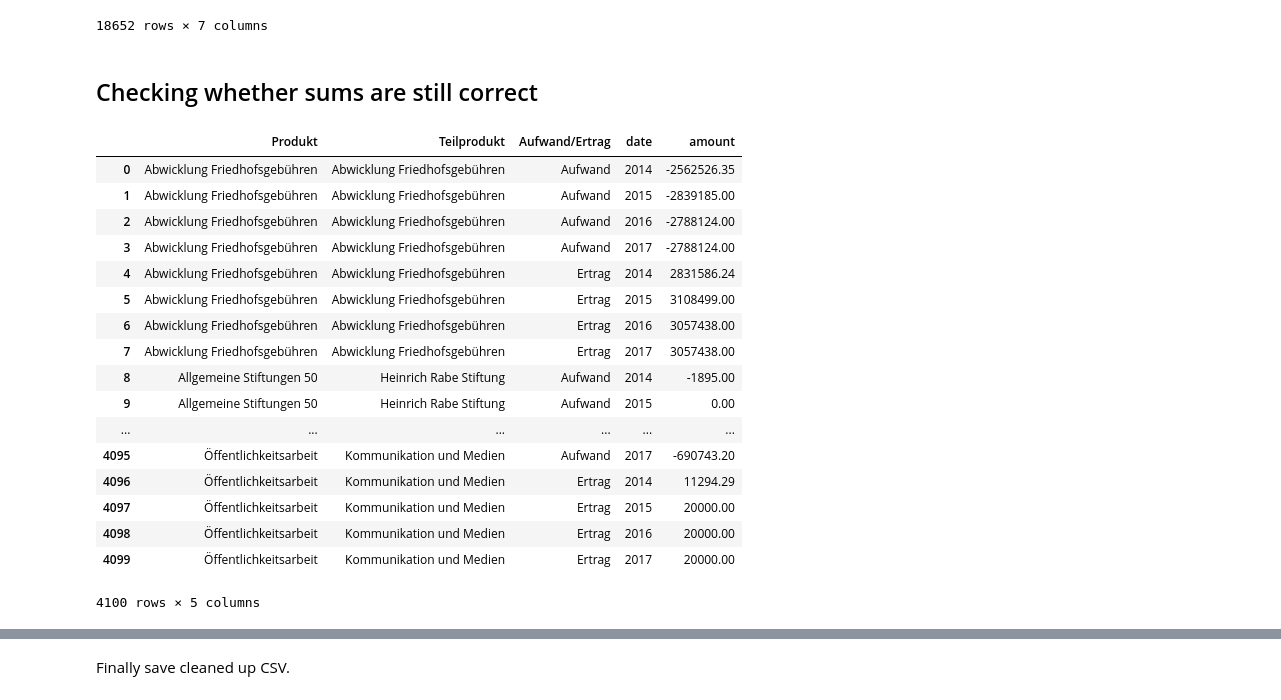
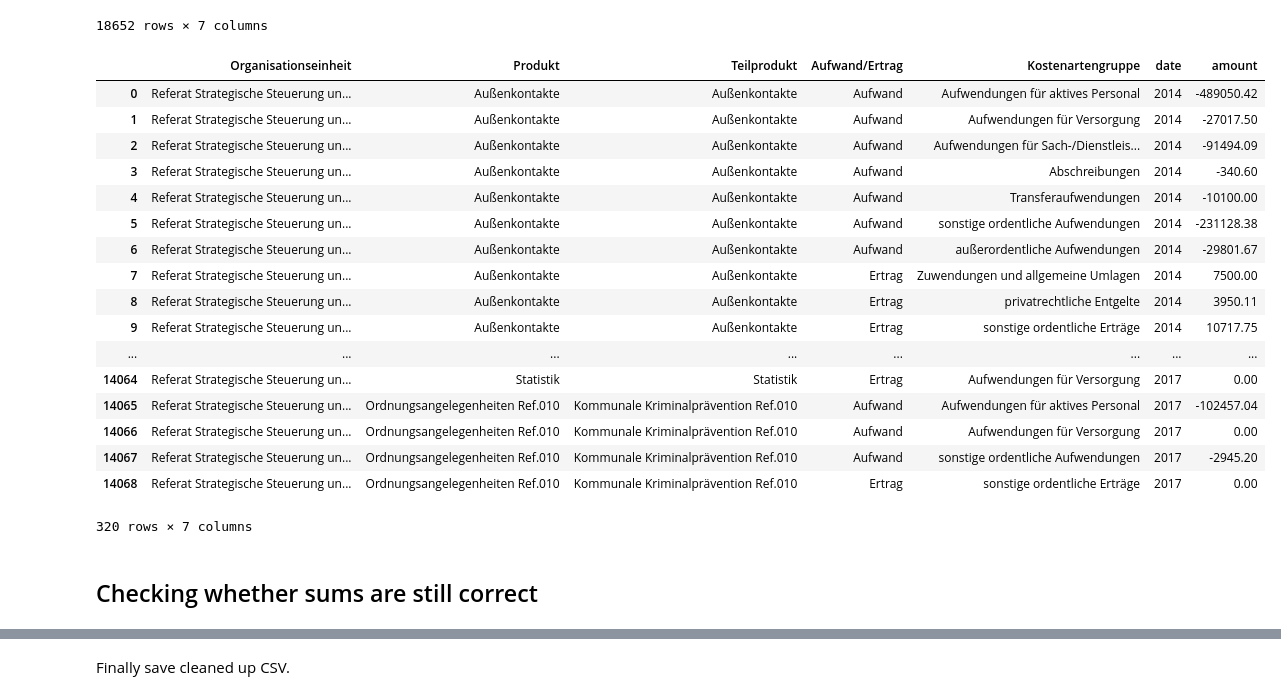
Before and after one commit to codeforosnabrueck/openspending-osnabrueck, a Jupyter notebook: haushalt_2014-17.ipynb, the cells around one changed output, grey strips where cells are left out. Saved outputs shown, nothing was run; the diff lists cells and outputs as text; code cells hidden in the pictures.

Commit message:
add random validity check after melting

```diff
--- a/haushalt_2014-17.ipynb
+++ b/haushalt_2014-17.ipynb
@@ -321,27 +322,28 @@ df
 | 18650 | Umwelt und Klimaschutz | Baumschutz | Baumschutz | Ertrag | Kostenerstattungen und Kostenumlagen | 2017 | 0.00 |
 | 18651 | Umwelt und Klimaschutz | Baumschutz | Baumschutz | Ertrag | sonstige ordentliche Erträge | 2017 | 16.59 |
 18652 rows × 7 columns
+# %%
+df[df["Organisationseinheit"]== "Referat Strategische Steuerung und Rat"]
+# %% [output]
+|  | Organisationseinheit | Produkt | Teilprodukt | Aufwand/Ertrag | Kostenartengruppe | date | amount |
+| 0 | Referat Strategische Steuerung un... | Außenkontakte | Außenkontakte | Aufwand | Aufwendungen für aktives Personal | 2014 | -489050.42 |
+| 1 | Referat Strategische Steuerung un... | Außenkontakte | Außenkontakte | Aufwand | Aufwendungen für Versorgung | 2014 | -27017.50 |
+| 2 | Referat Strategische Steuerung un... | Außenkontakte | Außenkontakte | Aufwand | Aufwendungen für Sach-/Dienstleis... | 2014 | -91494.09 |
+| 3 | Referat Strategische Steuerung un... | Außenkontakte | Außenkontakte | Aufwand | Abschreibungen | 2014 | -340.60 |
+| 4 | Referat Strategische Steuerung un... | Außenkontakte | Außenkontakte | Aufwand | Transferaufwendungen | 2014 | -10100.00 |
+| 5 | Referat Strategische Steuerung un... | Außenkontakte | Außenkontakte | Aufwand | sonstige ordentliche Aufwendungen | 2014 | -231128.38 |
+| 6 | Referat Strategische Steuerung un... | Außenkontakte | Außenkontakte | Aufwand | außerordentliche Aufwendungen | 2014 | -29801.67 |
+| 7 | Referat Strategische Steuerung un... | Außenkontakte | Außenkontakte | Ertrag | Zuwendungen und allgemeine Umlagen | 2014 | 7500.00 |
+| 8 | Referat Strategische Steuerung un... | Außenkontakte | Außenkontakte | Ertrag | privatrechtliche Entgelte | 2014 | 3950.11 |
+| 9 | Referat Strategische Steuerung un... | Außenkontakte | Außenkontakte | Ertrag | sonstige ordentliche Erträge | 2014 | 10717.75 |
+| ... | ... | ... | ... | ... | ... | ... | ... |
+| 14064 | Referat Strategische Steuerung un... | Statistik | Statistik | Ertrag | Aufwendungen für Versorgung | 2017 | 0.00 |
+| 14065 | Referat Strategische Steuerung un... | Ordnungsangelegenheiten Ref.010 | Kommunale Kriminalprävention Ref.010 | Aufwand | Aufwendungen für aktives Personal | 2017 | -102457.04 |
+| 14066 | Referat Strategische Steuerung un... | Ordnungsangelegenheiten Ref.010 | Kommunale Kriminalprävention Ref.010 | Aufwand | Aufwendungen für Versorgung | 2017 | 0.00 |
+| 14067 | Referat Strategische Steuerung un... | Ordnungsangelegenheiten Ref.010 | Kommunale Kriminalprävention Ref.010 | Aufwand | sonstige ordentliche Aufwendungen | 2017 | -2945.20 |
+| 14068 | Referat Strategische Steuerung un... | Ordnungsangelegenheiten Ref.010 | Kommunale Kriminalprävention Ref.010 | Ertrag | sonstige ordentliche Erträge | 2017 | 0.00 |
+320 rows × 7 columns
 # %% [markdown]
 ## Checking whether sums are still correct
 # %%
-df_sums = df.groupby(['Produkt','Teilprodukt','Aufwand/Ertrag','date'])['amount'].sum().reset_index()
-df_sums
+df_sums_after_melting = df.groupby(['Organisationseinheit','Produkt','Teilprodukt','Aufwand/Ertrag','date']).sum().reset_index()
-# %% [output]
-|  | Produkt | Teilprodukt | Aufwand/Ertrag | date | amount |
-| 0 | Abwicklung Friedhofsgebühren | Abwicklung Friedhofsgebühren | Aufwand | 2014 | -2562526.35 |
-| 1 | Abwicklung Friedhofsgebühren | Abwicklung Friedhofsgebühren | Aufwand | 2015 | -2839185.00 |
-| 2 | Abwicklung Friedhofsgebühren | Abwicklung Friedhofsgebühren | Aufwand | 2016 | -2788124.00 |
-| 3 | Abwicklung Friedhofsgebühren | Abwicklung Friedhofsgebühren | Aufwand | 2017 | -2788124.00 |
-| 4 | Abwicklung Friedhofsgebühren | Abwicklung Friedhofsgebühren | Ertrag | 2014 | 2831586.24 |
-| 5 | Abwicklung Friedhofsgebühren | Abwicklung Friedhofsgebühren | Ertrag | 2015 | 3108499.00 |
-| 6 | Abwicklung Friedhofsgebühren | Abwicklung Friedhofsgebühren | Ertrag | 2016 | 3057438.00 |
-| 7 | Abwicklung Friedhofsgebühren | Abwicklung Friedhofsgebühren | Ertrag | 2017 | 3057438.00 |
-| 8 | Allgemeine Stiftungen 50 | Heinrich Rabe Stiftung | Aufwand | 2014 | -1895.00 |
-| 9 | Allgemeine Stiftungen 50 | Heinrich Rabe Stiftung | Aufwand | 2015 | 0.00 |
-| ... | ... | ... | ... | ... | ... |
-| 4095 | Öffentlichkeitsarbeit | Kommunikation und Medien | Aufwand | 2017 | -690743.20 |
-| 4096 | Öffentlichkeitsarbeit | Kommunikation und Medien | Ertrag | 2014 | 11294.29 |
-| 4097 | Öffentlichkeitsarbeit | Kommunikation und Medien | Ertrag | 2015 | 20000.00 |
-| 4098 | Öffentlichkeitsarbeit | Kommunikation und Medien | Ertrag | 2016 | 20000.00 |
-| 4099 | Öffentlichkeitsarbeit | Kommunikation und Medien | Ertrag | 2017 | 20000.00 |
-4100 rows × 5 columns
```
Also changed, not shown: parts of 2 cells of this notebook.
